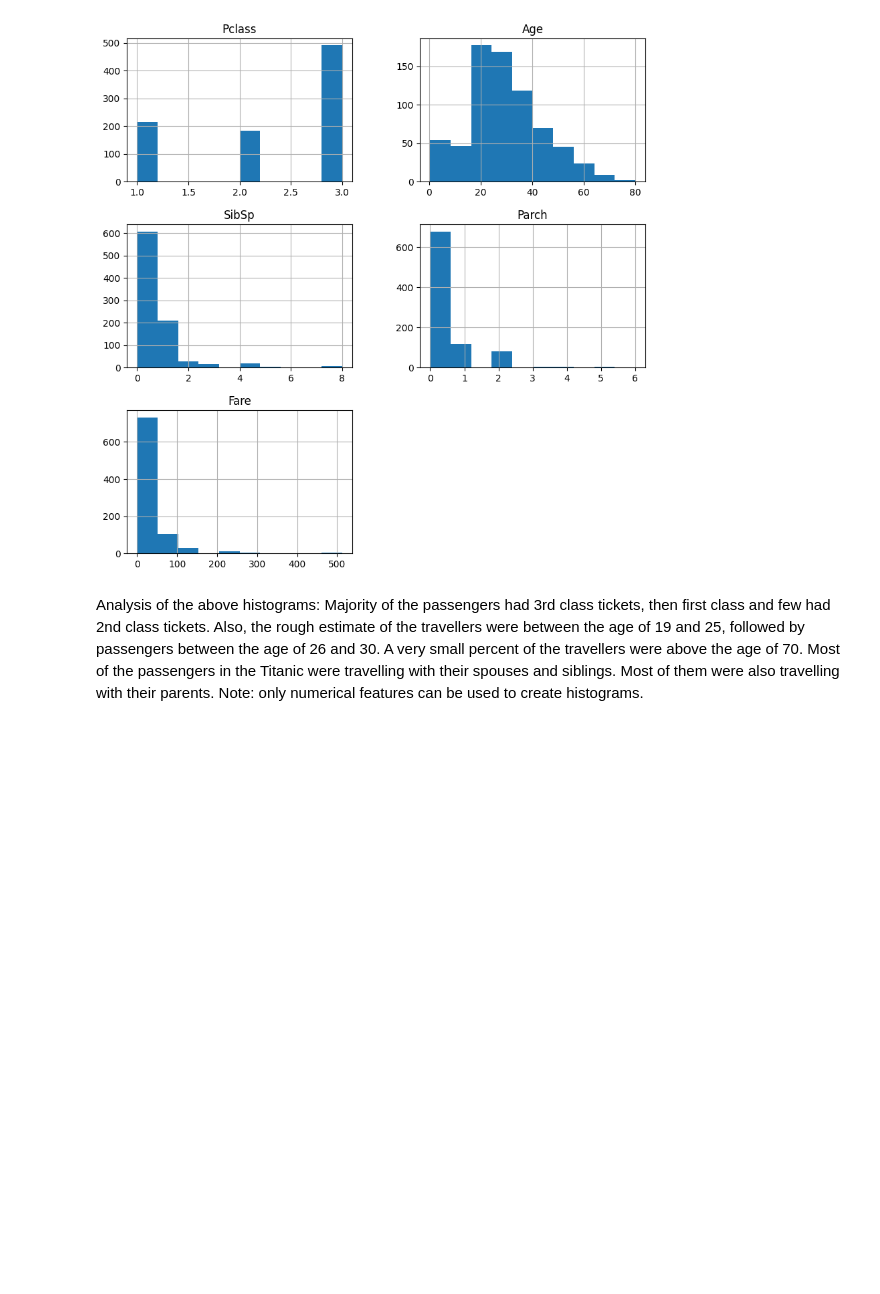
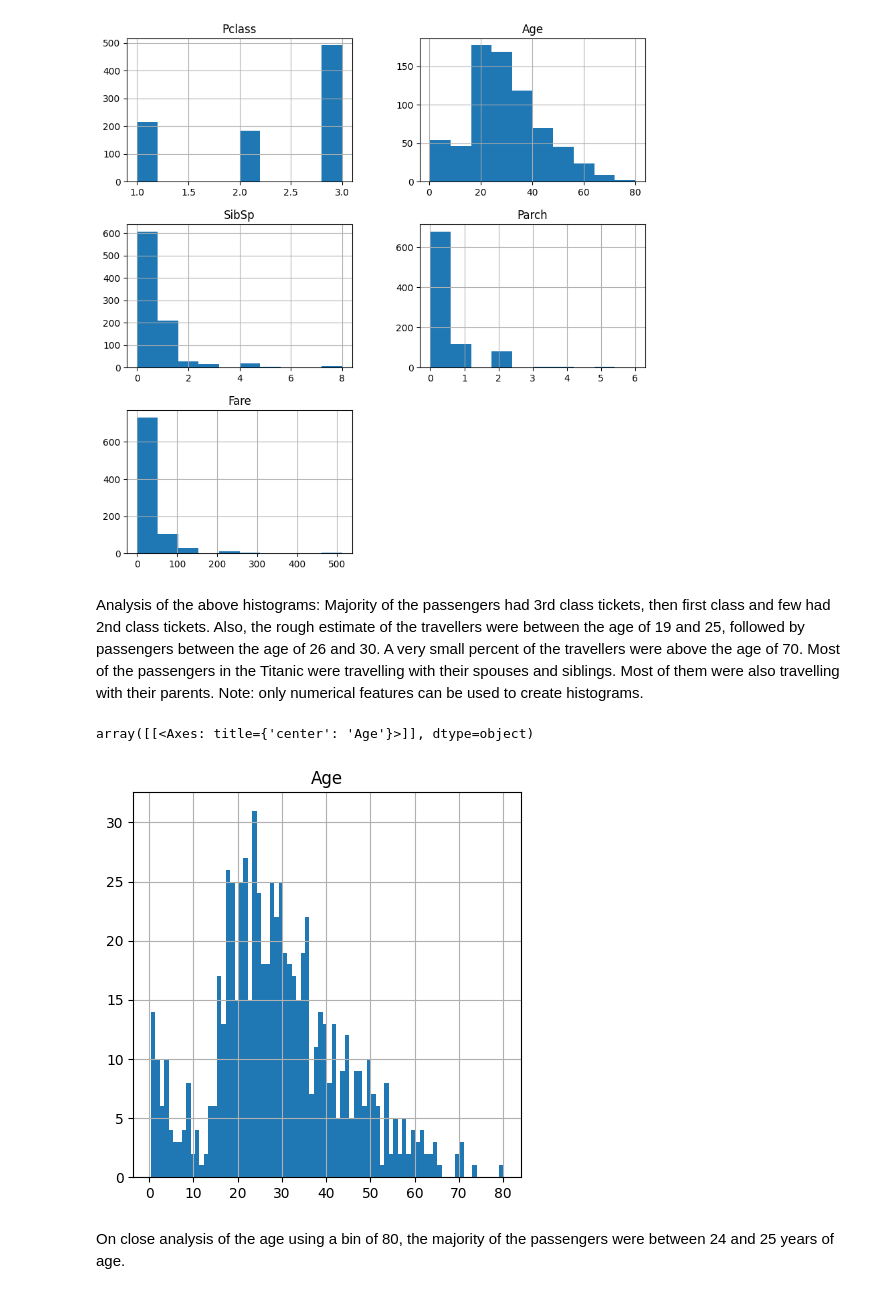
Before and after one commit to CheropS/Titanic, a Jupyter notebook: index.ipynb, the cells around one changed output. Drawn from its saved outputs; the diff is of its cells as text; code cells hidden in the pictures; blank space fills up the shorter version.

Commit message:
age histogram using a bin of 80

```diff
--- a/index.ipynb
+++ b/index.ipynb
@@ -144,3 +144,13 @@ Majority of the passengers had 3rd class tickets, then first class and few had 2
 Also, the rough estimate of the travellers were between the age of 19 and 25, followed by passengers between the age of 26 and 30. A very small percent of the travellers were above the age of 70.
 Most of the passengers in the Titanic were travelling with their spouses and siblings. Most of them were also travelling with their parents.
 Note: only numerical features can be used to create histograms.
+# %%
+#histogram of single feature - Age
+# it is a good idea to try different bin widths to get a better idea of
+# the distribution of values
+df_titanic_features.hist(column='Age',figsize=(5,5), bins=80)
+# %% [output]
+array([[<Axes: title={'center': 'Age'}>]], dtype=object)
+[figure, added]
+# %% [markdown]
+On close analysis of the age using a bin of 80, the majority of the passengers were between 24 and 25 years of age.
```
